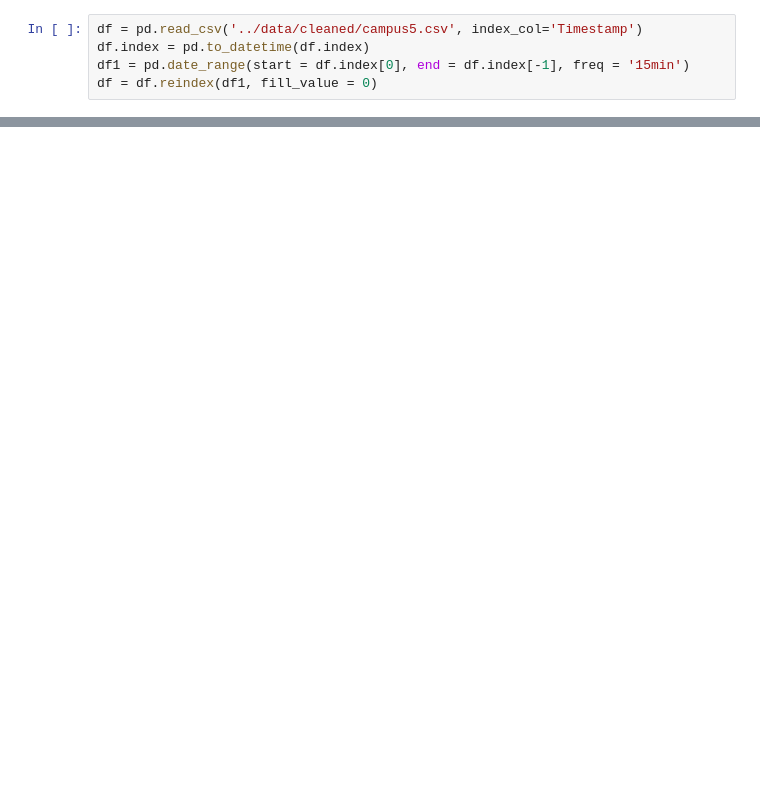
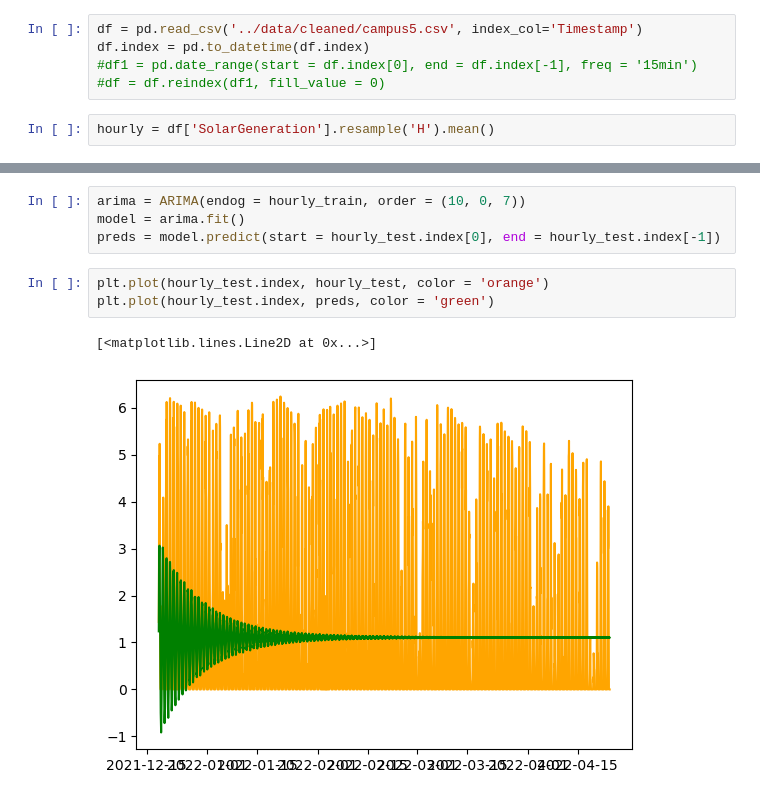
Before and after one commit to jeff-shakes/Solar-Generation-Prediction, a Jupyter notebook: code/04 - Modeling.ipynb, the cells around one changed output, grey strips where cells are left out. Saved outputs shown, nothing was run; the diff lists cells and outputs as text; blank space fills up the shorter version.

```diff
--- a/code/04 - Modeling.ipynb
+++ b/code/04 - Modeling.ipynb
@@ -15,5 +25,7 @@ from statsmodels.tsa.stattools import adfuller
 # %%
 df = pd.read_csv('../data/cleaned/campus5.csv', index_col='Timestamp')
 df.index = pd.to_datetime(df.index)
-df1 = pd.date_range(start = df.index[0], end = df.index[-1], freq = '15min')
-df = df.reindex(df1, fill_value = 0)
+#df1 = pd.date_range(start = df.index[0], end = df.index[-1], freq = '15min')
+#df = df.reindex(df1, fill_value = 0)
+# %%
+hourly = df['SolarGeneration'].resample('H').mean()
@@ -19,0 +66,10 @@ df = df.reindex(df1, fill_value = 0)
+# %%
+arima = ARIMA(endog = hourly_train, order = (10, 0, 7))
+model = arima.fit()
+preds = model.predict(start = hourly_test.index[0], end = hourly_test.index[-1])
+# %%
+plt.plot(hourly_test.index, hourly_test, color = 'orange')
+plt.plot(hourly_test.index, preds, color = 'green')
+# %% [output]
+[<matplotlib.lines.Line2D at 0x...>]
+[figure, added]
```
Also changed, not shown: parts of 47 cells of this notebook, 19 other files.
